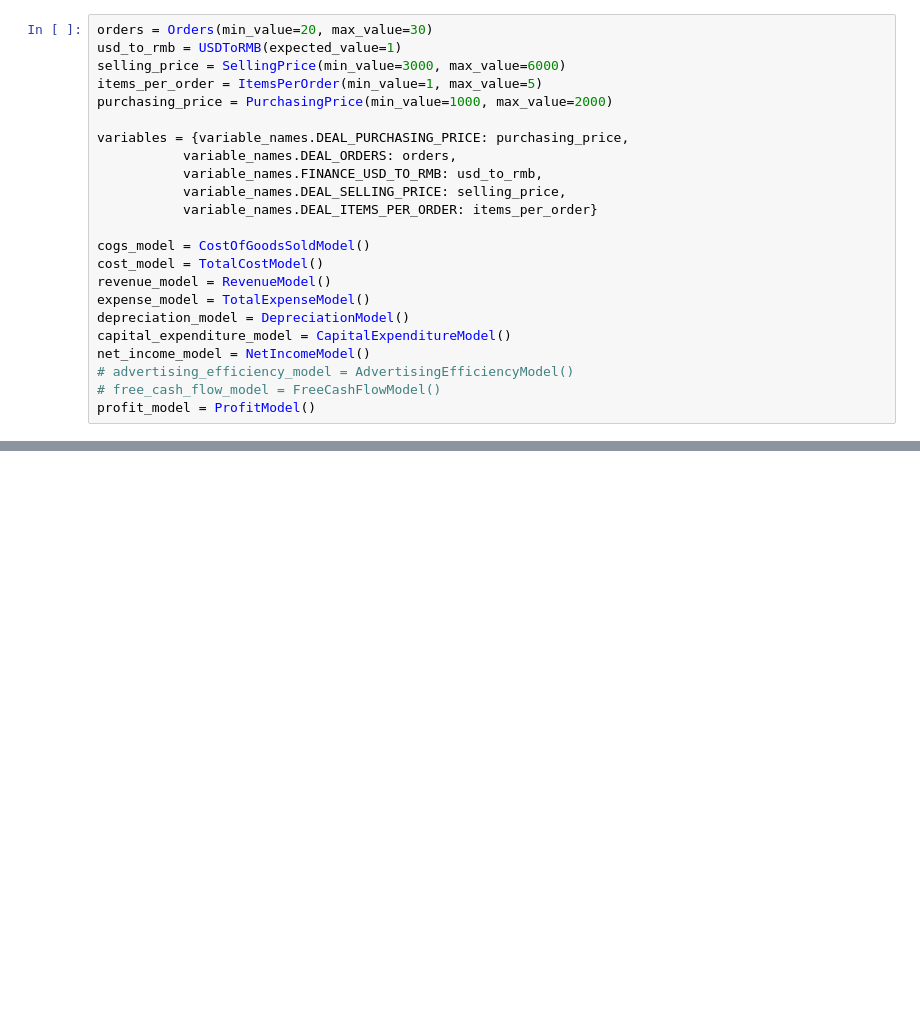
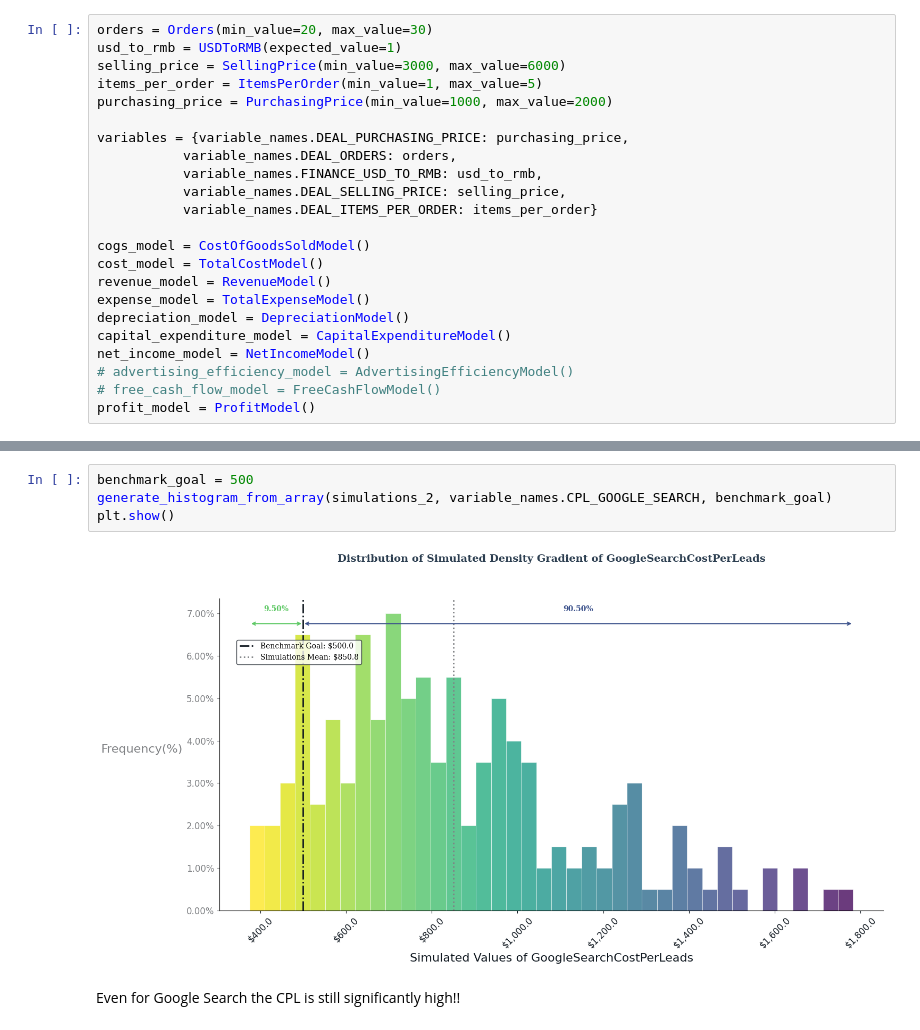
Before and after one commit to hanyuwcn/LedgerScope, a Jupyter notebook: notebooks/sample-simulation-analysis.ipynb, the cells around one changed output, grey strips where cells are left out. Saved outputs shown, nothing was run; the diff lists cells and outputs as text; blank space fills up the shorter version.

```diff
--- a/notebooks/sample-simulation-analysis.ipynb
+++ b/notebooks/sample-simulation-analysis.ipynb
@@ -62,0 +125,8 @@ plt.show()
+# %%
+benchmark_goal = 500
+generate_histogram_from_array(simulations_2, variable_names.CPL_GOOGLE_SEARCH, benchmark_goal)
+plt.show()
+# %% [output]
+[figure, added]
+# %% [markdown]
+Even for Google Search the CPL is still significantly high!!
```
Also changed, not shown: parts of 6 cells of this notebook, 49 other files.
